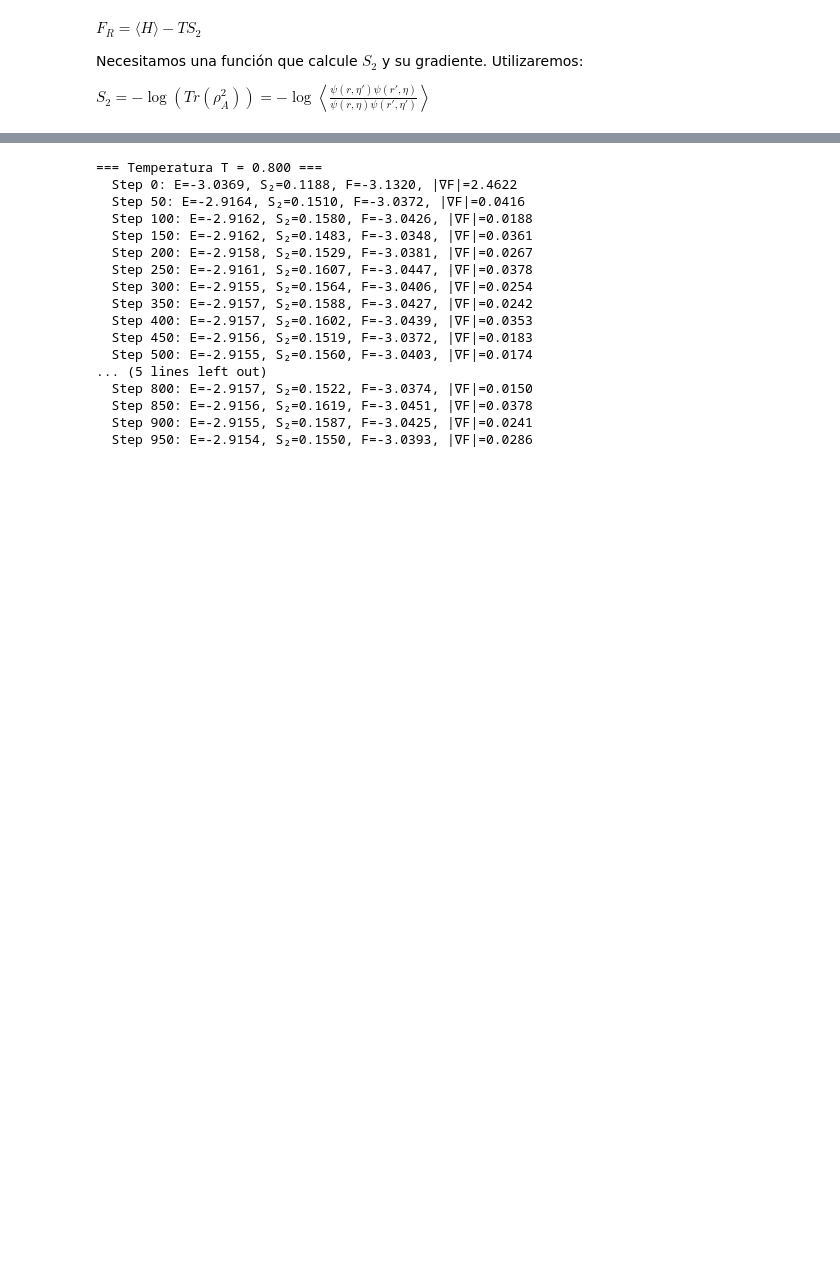
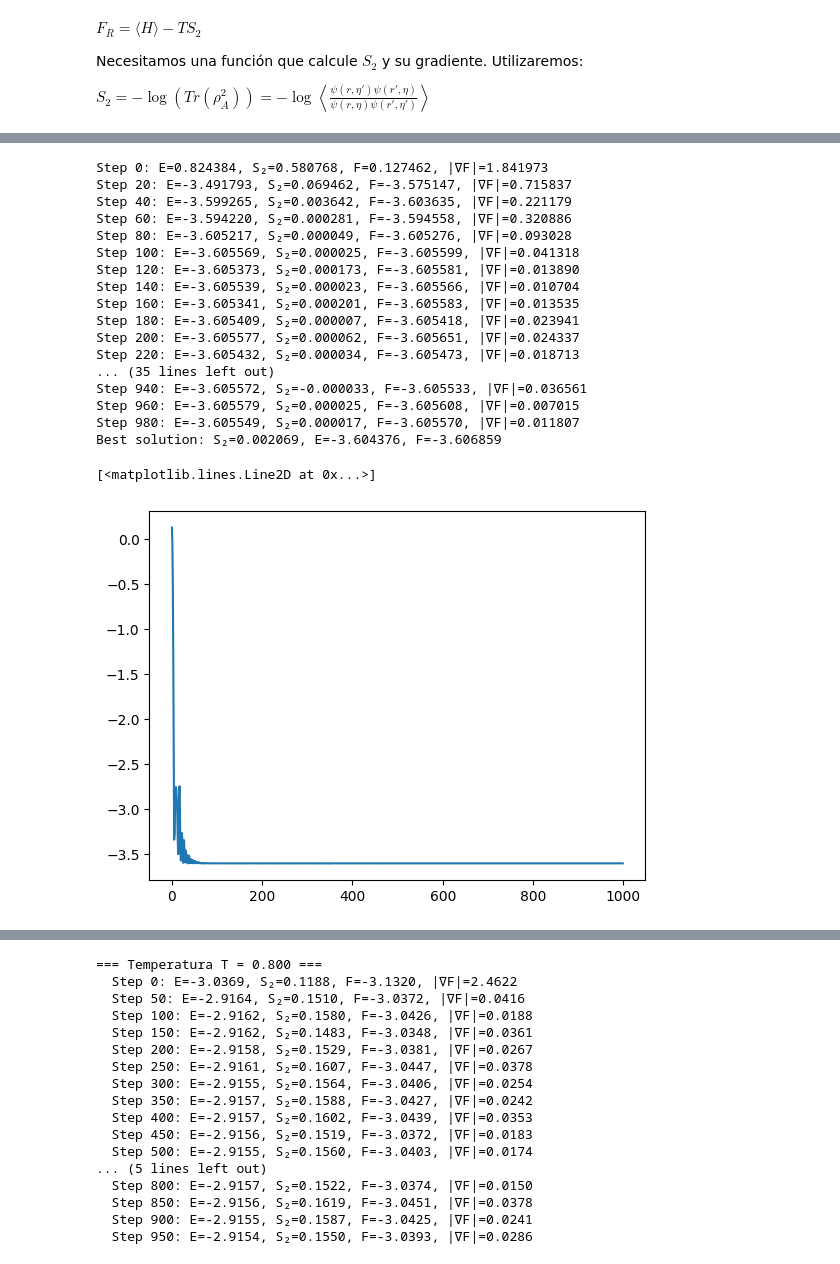
Before and after one commit to ismaelcastrouimp/TFM, a Jupyter notebook: Ancilla_Ising.ipynb, the cells around one changed output, grey strips where cells are left out. Saved outputs shown, nothing was run; the diff lists cells and outputs as text; code cells hidden in the pictures; blank space fills up the shorter version.

Commit message:
minimize F at given T function

```diff
--- a/Ancilla_Ising.ipynb
+++ b/Ancilla_Ising.ipynb
@@ -1118,3 +1083,35 @@ Step 980: E=-2.656369, S₂=0.668116, S₂=0.885039, F=-3.992600, |∇F|=2.91822
+# %%
+partition = list(range(N))
+sampler = nk.sampler.ExactSampler(hilbert=hi_extended)
+model = RBM_Z2(alpha=1, trivial_Z2=True)
+vstate = nk.vqs.MCState(sampler, model, n_samples=50000)
+lr = optax.warmup_cosine_decay_schedule(init_value=0.1, peak_value=0.6, warmup_steps=300, decay_steps=1000, end_value=0.1)
+optimizer = optax.chain(optax.clip_by_global_norm(1.0),optax.sgd(learning_rate=lr,momentum=0.9))
+T = 1.2
+
+f_history,_,_,f_best,E_best,S_best = free_energy_minimize(vstate, optimizer, T, partition, H_extended, 50000)
+print(f"Best solution: S₂={S_best:.6f}, E={E_best:.6f}, F={f_best:.6f}")
+plt.plot(f_history)
+# %% [output]
+Step 0: E=0.824384, S₂=0.580768, F=0.127462, |∇F|=1.841973
+Step 20: E=-3.491793, S₂=0.069462, F=-3.575147, |∇F|=0.715837
+Step 40: E=-3.599265, S₂=0.003642, F=-3.603635, |∇F|=0.221179
+Step 60: E=-3.594220, S₂=0.000281, F=-3.594558, |∇F|=0.320886
+Step 80: E=-3.605217, S₂=0.000049, F=-3.605276, |∇F|=0.093028
+Step 100: E=-3.605569, S₂=0.000025, F=-3.605599, |∇F|=0.041318
+Step 120: E=-3.605373, S₂=0.000173, F=-3.605581, |∇F|=0.013890
+Step 140: E=-3.605539, S₂=0.000023, F=-3.605566, |∇F|=0.010704
+Step 160: E=-3.605341, S₂=0.000201, F=-3.605583, |∇F|=0.013535
+Step 180: E=-3.605409, S₂=0.000007, F=-3.605418, |∇F|=0.023941
+Step 200: E=-3.605577, S₂=0.000062, F=-3.605651, |∇F|=0.024337
+Step 220: E=-3.605432, S₂=0.000034, F=-3.605473, |∇F|=0.018713
+... (35 lines left out)
+Step 940: E=-3.605572, S₂=-0.000033, F=-3.605533, |∇F|=0.036561
+Step 960: E=-3.605579, S₂=0.000025, F=-3.605608, |∇F|=0.007015
+Step 980: E=-3.605549, S₂=0.000017, F=-3.605570, |∇F|=0.011807
+Best solution: S₂=0.002069, E=-3.604376, F=-3.606859
+[<matplotlib.lines.Line2D at 0x...>]
+[figure, added]
 # %%
 #Minimizar F = <H> - TS₂ en función de T para comparar con "Ancilla_exact.ipynb"
 
```
Also changed, not shown: parts of 7 cells of this notebook.
